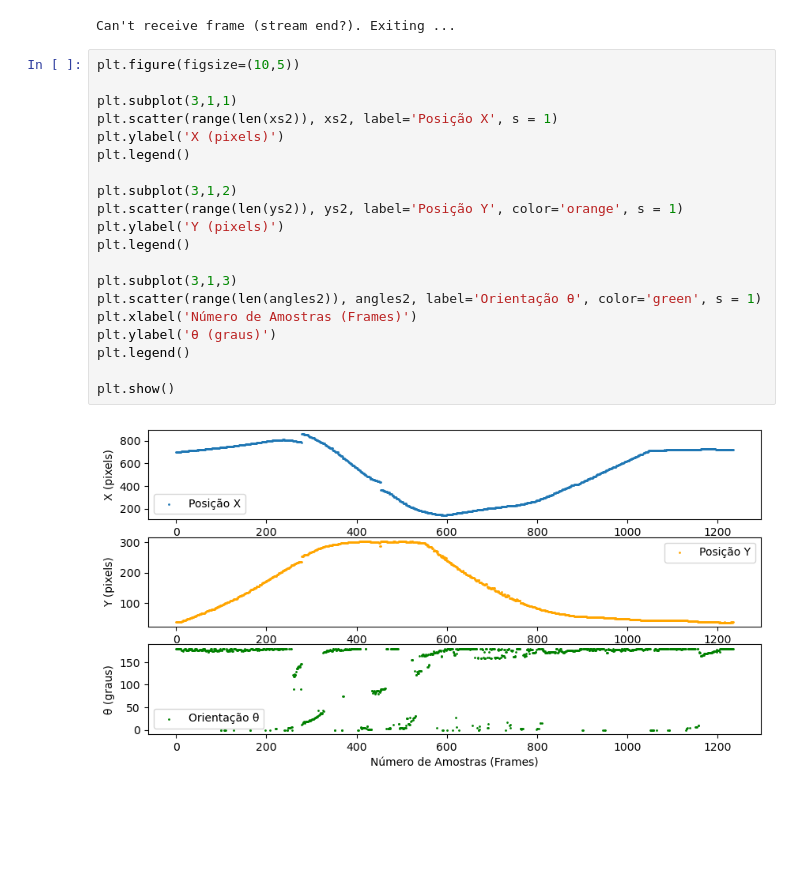
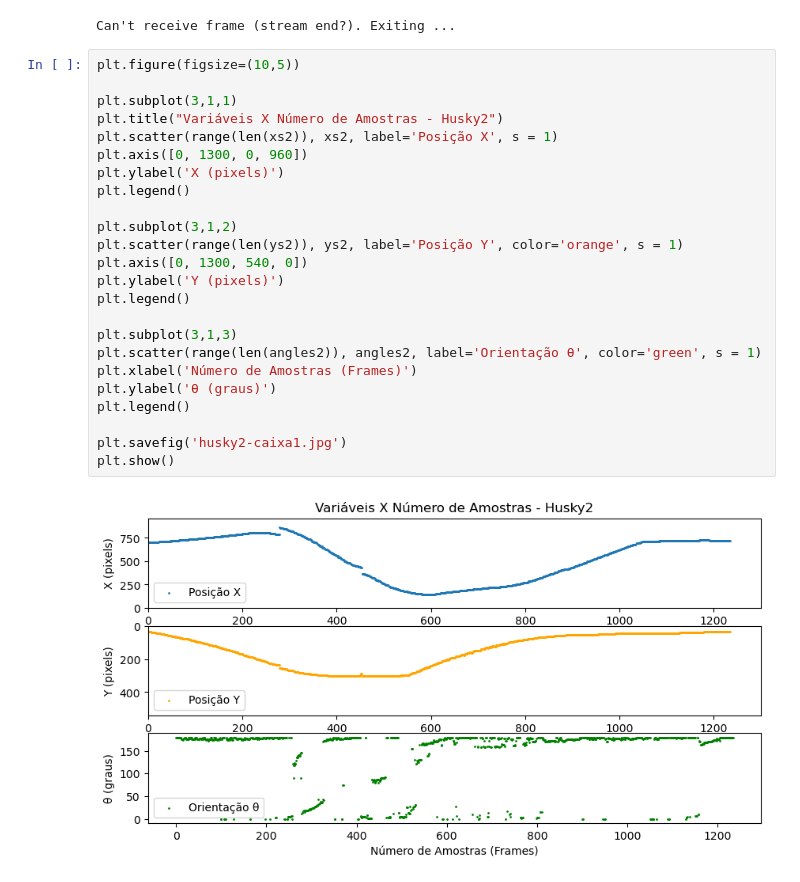
Before and after one commit to miguelmota2301/Visao-Computacional-Husky, a Jupyter notebook: funcaocaixa1.ipynb, the cells around one changed output. Drawn from its saved outputs; the diff is of its cells as text; blank space fills up the shorter version.

```diff
--- a/funcaocaixa1.ipynb
+++ b/funcaocaixa1.ipynb
@@ -217,23 +249,27 @@ Can't receive frame (stream end?). Exiting ...
 # %%
 plt.figure(figsize=(10,5))
 
 plt.subplot(3,1,1)
+plt.title("Variáveis X Número de Amostras - Husky2")
 plt.scatter(range(len(xs2)), xs2, label='Posição X', s = 1)
+plt.axis([0, 1300, 0, 960])
 plt.ylabel('X (pixels)')
 plt.legend()
 
 plt.subplot(3,1,2)
 plt.scatter(range(len(ys2)), ys2, label='Posição Y', color='orange', s = 1)
+plt.axis([0, 1300, 540, 0])
 plt.ylabel('Y (pixels)')
 plt.legend()
 
 plt.subplot(3,1,3)
 plt.scatter(range(len(angles2)), angles2, label='Orientação θ', color='green', s = 1)
 plt.xlabel('Número de Amostras (Frames)')
 plt.ylabel('θ (graus)')
 plt.legend()
 
+plt.savefig('husky2-caixa1.jpg')
 plt.show()
 # %% [output]
-[figure, old version]
+[figure, new version]
 # %%
```
Also changed, not shown: parts of 6 cells of this notebook, 14 other files.
